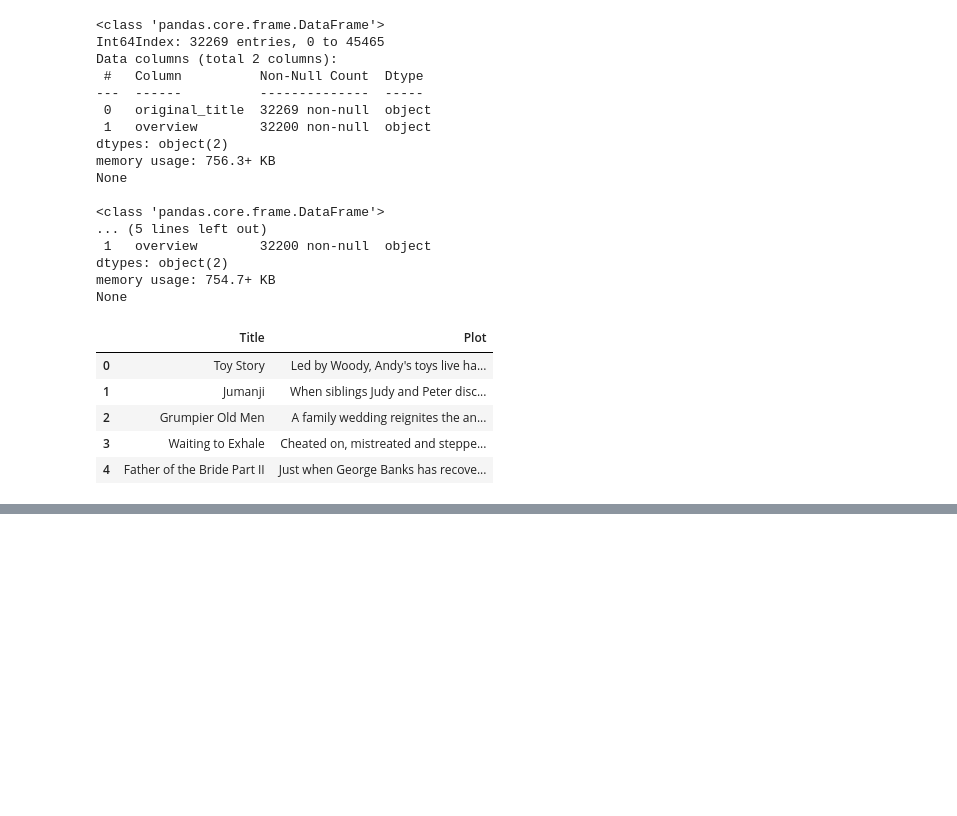
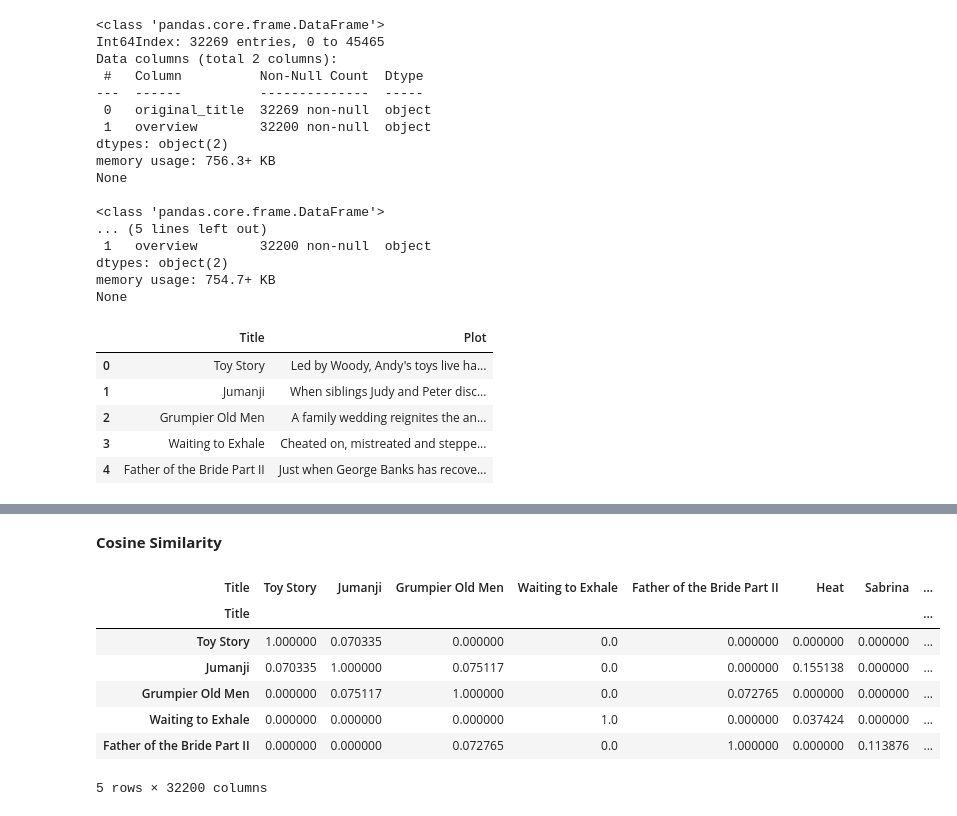
Before and after one commit to wswu001/Recommendation-Engine-for-Movies, a Jupyter notebook: Part2_content_based.ipynb, the cells around one changed output, grey strips where cells are left out. Drawn from its saved outputs; the diff is of its cells as text; code cells hidden in the pictures; blank space fills up the shorter version.

```diff
--- a/Part2_content_based.ipynb
+++ b/Part2_content_based.ipynb
@@ -259,0 +295,18 @@ None
+# %% [markdown]
+**Cosine Similarity**
+# %%
+# Create an array of cosine similarity values
+cosine_similarity_array = cosine_similarity(tfidf_df)
+
+# Wrap the array in a pandas Dataframe
+cosine_similarity_df = pd.DataFrame(cosine_similarity_array, index=tfidf_df.index, columns=tfidf_df.index)
+cosine_similarity_df.head()
+# %% [output]
+| Title | Toy Story | Jumanji | Grumpier Old Men | Waiting to Exhale | Father of the Bride Part II | Heat | Sabrina | ... |
+| Title |  |  |  |  |  |  |  | ... |
+| Toy Story | 1.000000 | 0.070335 | 0.000000 | 0.0 | 0.000000 | 0.000000 | 0.000000 | ... |
+| Jumanji | 0.070335 | 1.000000 | 0.075117 | 0.0 | 0.000000 | 0.155138 | 0.000000 | ... |
+| Grumpier Old Men | 0.000000 | 0.075117 | 1.000000 | 0.0 | 0.072765 | 0.000000 | 0.000000 | ... |
+| Waiting to Exhale | 0.000000 | 0.000000 | 0.000000 | 1.0 | 0.000000 | 0.037424 | 0.000000 | ... |
+| Father of the Bride Part II | 0.000000 | 0.000000 | 0.072765 | 0.0 | 1.000000 | 0.000000 | 0.113876 | ... |
+5 rows × 32200 columns
```
Also changed, not shown: parts of 8 cells of this notebook.
